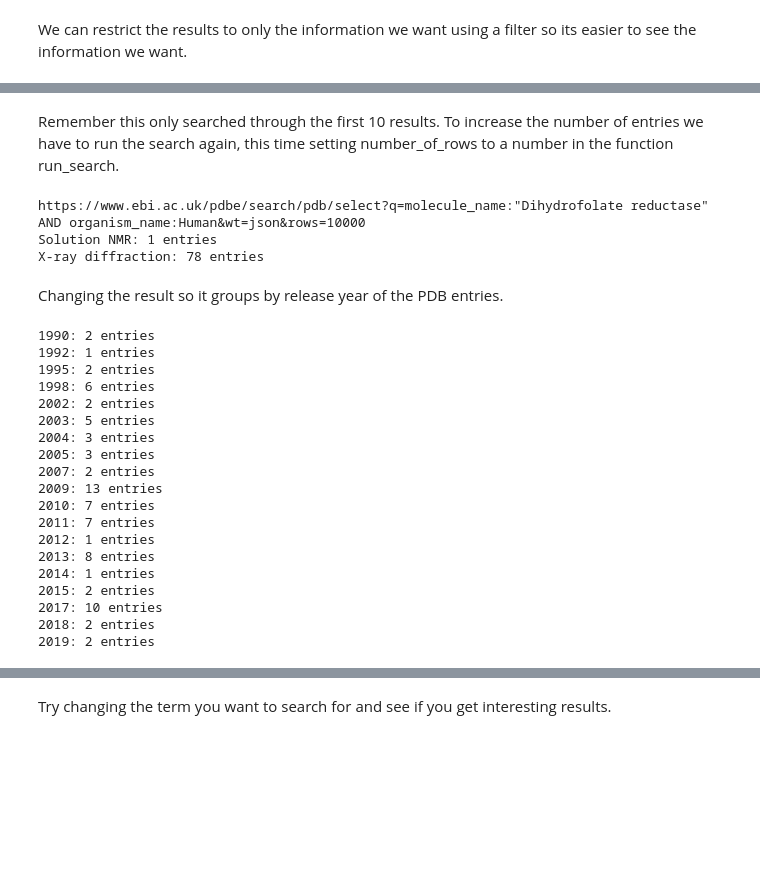
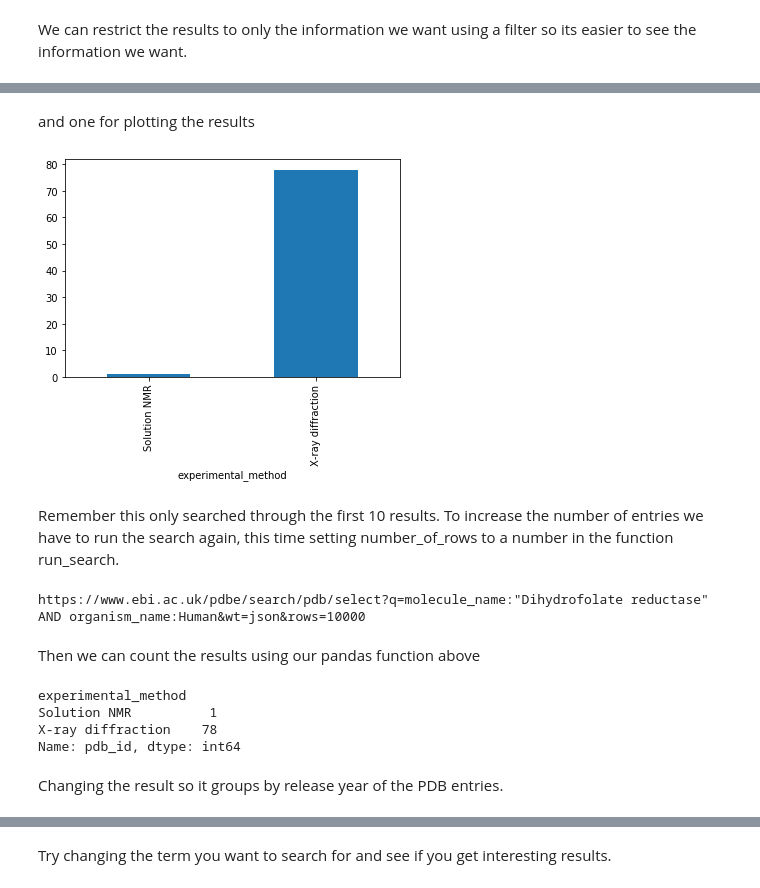
Before and after one commit to PDBeurope/pdbe-api-training, a Jupyter notebook: API workshop #6 - PDB search.ipynb, the cells around one changed output, grey strips where cells are left out. Drawn from its saved outputs; the diff is of its cells as text; code cells hidden in the pictures; blank space fills up the shorter version.

```diff
--- a/API workshop #6 - PDB search.ipynb
+++ b/API workshop #6 - PDB search.ipynb
@@ -247,0 +271,9 @@ X-ray diffraction: 10 entries
+# %%
+def pandas_count(results, column_to_group_by):
+    df = pandas_dataset(results)
+    ds = df.groupby(column_to_group_by)['pdb_id'].nunique()
+    return ds
+
+def pandas_plot(results, column_to_group_by, graph_type='bar'):
+    ds = pandas_count(results, column_to_group_by)
+    ds.plot(kind=graph_type)
@@ -248,3 +289,9 @@ X-ray diffraction: 10 entries
+# %% [markdown]
+and one for plotting the results
+# %%
+pandas_plot(results, 'experimental_method')
+# %% [output]
+[figure, added]
 # %% [markdown]
 Remember this only searched through the first 10 results.
 To increase the number of entries we have to run the search again, this time setting number_of_rows to a number in the function run_search.
@@ -252,35 +299,20 @@ To increase the number of entries we have to run the search again, this time set
 search_terms = {"molecule_name":"Dihydrofolate reductase",
                 "organism_name":"Human"
                }
+#filter_terms = ['pdb_id', 'experimental_method']
 results = run_search(search_terms, number_of_rows=10000)
-ret = single_result_counter(results, 'experimental_method')
-count_results(ret)
 # %% [output]
 https://www.ebi.ac.uk/pdbe/search/pdb/select?q=molecule_name:"Dihydrofolate reductase" AND organism_name:Human&wt=json&rows=10000
-Solution NMR: 1 entries
-X-ray diffraction: 78 entries
+# %% [markdown]
+Then we can count the results using our pandas function above
+# %%
+results = change_lists_to_strings(results)
+
+pandas_count(results, 'experimental_method')
+# %% [output]
+experimental_method
+Solution NMR          1
+X-ray diffraction    78
+Name: pdb_id, dtype: int64
 # %% [markdown]
 Changing the result so it groups by release year of the PDB entries.
-# %%
-ret = single_result_counter(results, 'release_year')
-count_results(ret)
-# %% [output]
-1990: 2 entries
-1992: 1 entries
-1995: 2 entries
-1998: 6 entries
-2002: 2 entries
-2003: 5 entries
-2004: 3 entries
-2005: 3 entries
-2007: 2 entries
-2009: 13 entries
-2010: 7 entries
-2011: 7 entries
-2012: 1 entries
-2013: 8 entries
-2014: 1 entries
-2015: 2 entries
-2017: 10 entries
-2018: 2 entries
-2019: 2 entries
```
Also changed, not shown: parts of 30 cells of this notebook.
